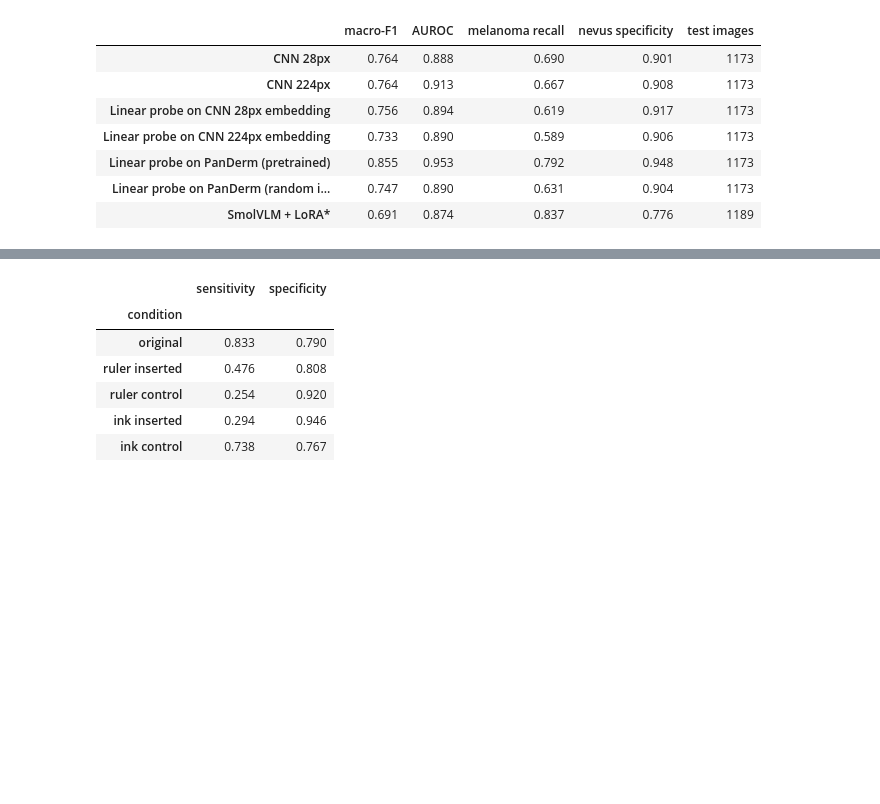
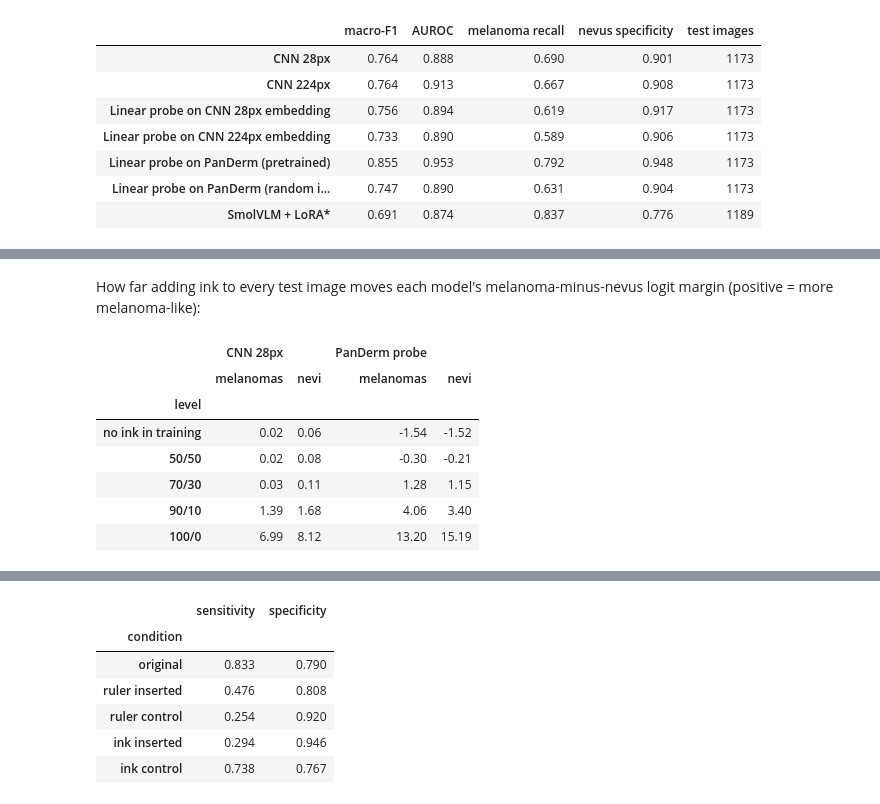
Before and after one commit to ericg4/comp345-project, a Jupyter notebook: 00_demo.ipynb, the cells around one changed output, grey strips where cells are left out. Saved outputs shown, nothing was run; the diff lists cells and outputs as text; code cells hidden in the pictures; blank space fills up the shorter version.

```diff
--- a/00_demo.ipynb
+++ b/00_demo.ipynb
@@ -204,0 +248,21 @@ outside the lesion, plus a control with the same pixels shuffled (`results/smolv
+# %% [markdown]
+How far adding ink to every test image moves each model's melanoma-minus-nevus logit margin
+(positive = more melanoma-like):
+# %%
+def margin_shift(path):
+    runs = json.load(open(path))["runs"]
+    shifts = pd.DataFrame([{"level": r["model"], "melanomas": r["effects"]["mel"]["all_minus_clean_margin"],
+                            "nevi": r["effects"]["nv"]["all_minus_clean_margin"]} for r in runs])
+    return shifts.groupby("level").mean().loc[["baseline", *levels]].rename(index={"baseline": "no ink in training"})
+
+pd.concat({"CNN 28px": margin_shift("results/cnn/28/ink_shortcut/results.json"),
+           "PanDerm probe": margin_shift("results/panderm/pretrained/ink_shortcut/results.json")}, axis=1).round(2)
+# %% [output]
+|  | CNN 28px |  | PanDerm probe |  |
+|  | melanomas | nevi | melanomas | nevi |
+| level |  |  |  |  |
+| no ink in training | 0.02 | 0.06 | -1.54 | -1.52 |
+| 50/50 | 0.02 | 0.08 | -0.30 | -0.21 |
+| 70/30 | 0.03 | 0.11 | 1.28 | 1.15 |
+| 90/10 | 1.39 | 1.68 | 4.06 | 3.40 |
+| 100/0 | 6.99 | 8.12 | 13.20 | 15.19 |
```
Also changed, not shown: parts of 6 cells of this notebook, 9 other files.
